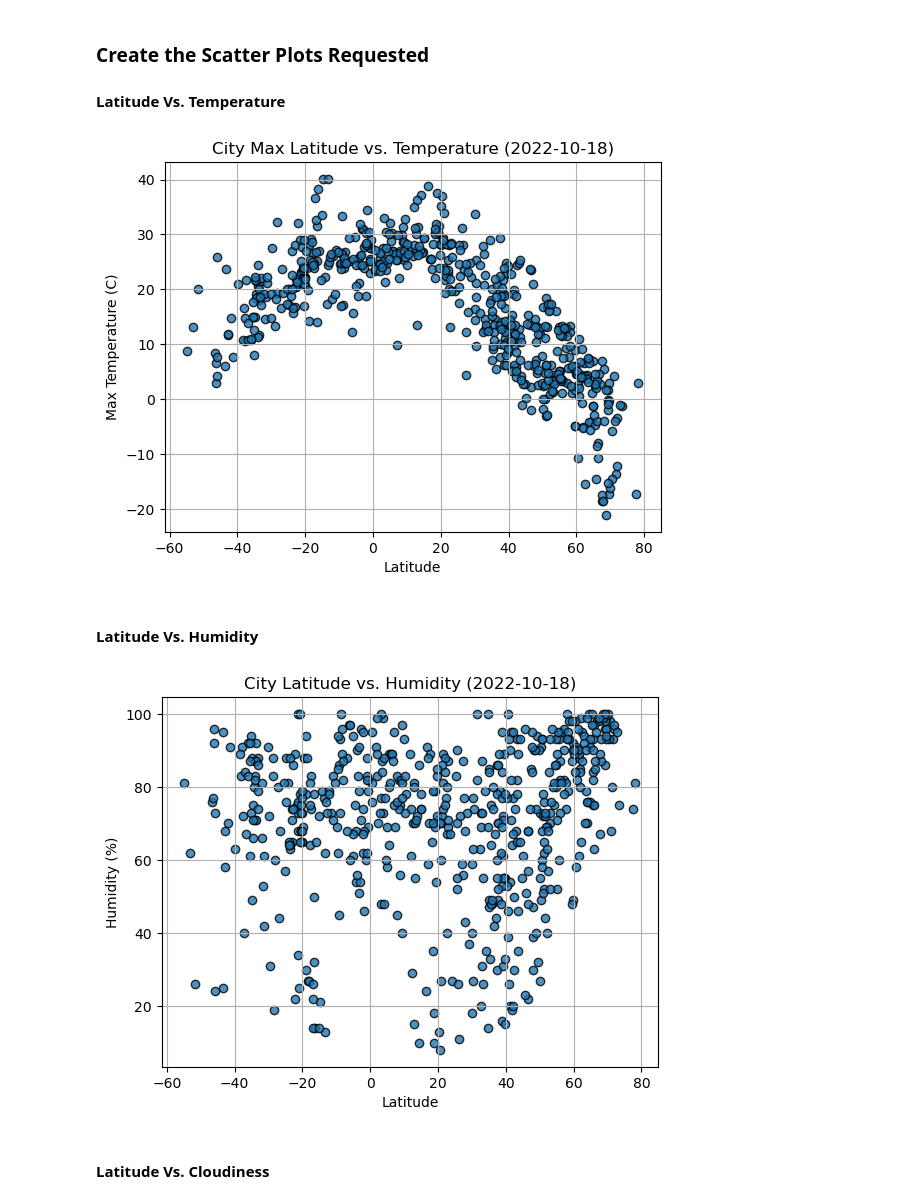
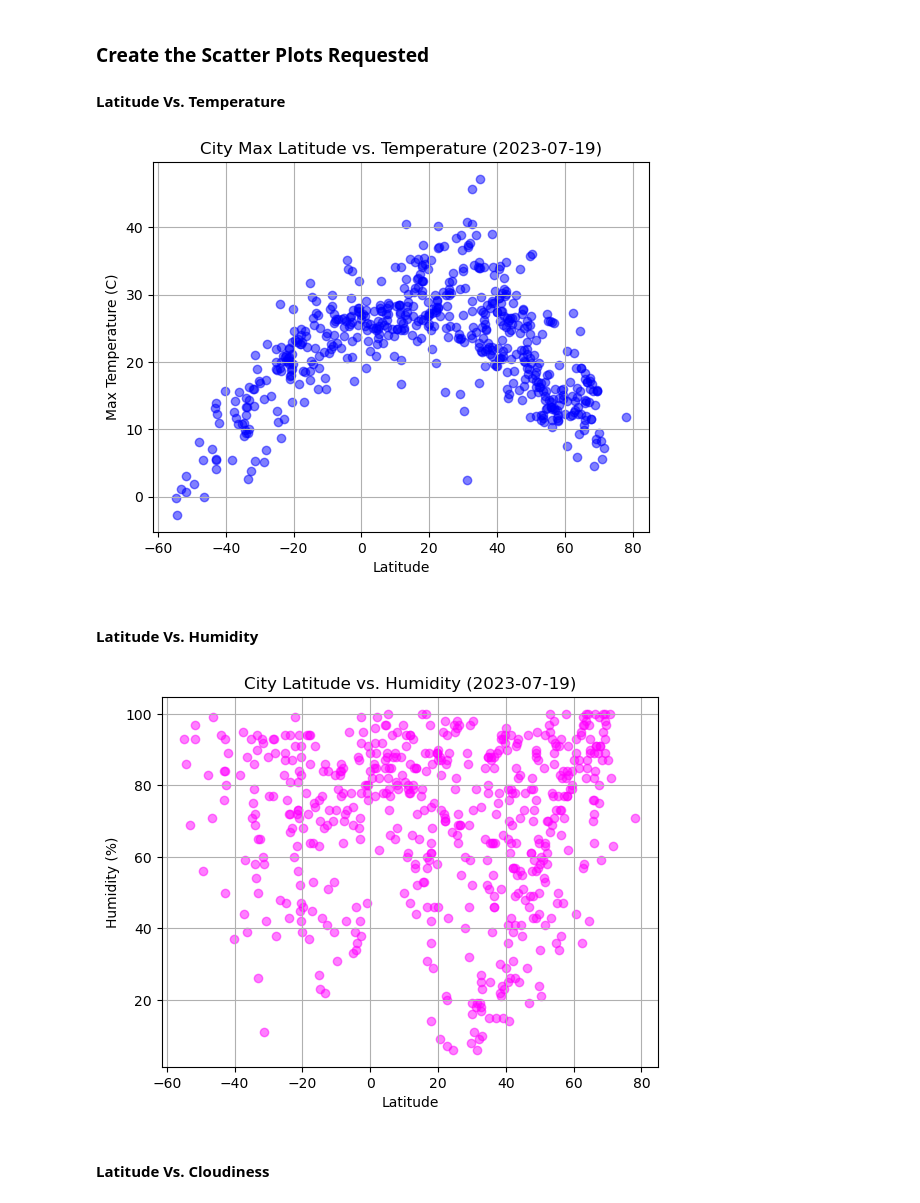
Before and after one commit to supreetahuja/python-api-challenge, a Jupyter notebook: WeatherPy.ipynb, the cells around one changed output. Drawn from its saved outputs; the diff is of its cells as text; code cells hidden in the pictures.

```diff
--- a/WeatherPy.ipynb
+++ b/WeatherPy.ipynb
@@ -189,26 +206,37 @@ city_data_df.head()
 #### Latitude Vs. Temperature
 # %%
 # Build scatter plot for latitude vs. temperature
-# YOUR CODE HERE
+latitude = city_data_df["Lat"]
+temperature = city_data_df["Max Temp"]
+
+# Create the scatter plot
+plt.scatter(latitude, temperature, marker="o", c="blue", alpha=0.5)
 
 # Incorporate the other graph properties
-# YOUR CODE HERE
+plt.xlabel("Latitude")
+plt.ylabel("Max Temperature (C)")
+plt.title("City Max Latitude vs. Temperature (2023-07-19)")
+plt.grid(True)
 
 # Save the figure
 plt.savefig("output_data/Fig1.png")
 
 # Show plot
 plt.show()
 # %% [output]
-[figure, old version]
+[figure, new version]
 # %% [markdown]
 #### Latitude Vs. Humidity
 # %%
 # Build the scatter plots for latitude vs. humidity
-# YOUR CODE HERE
+humidity = city_data_df["Humidity"]
+plt.scatter(latitude, humidity, marker="o", c="magenta", alpha=0.5)
 
 # Incorporate the other graph properties
-# YOUR CODE HERE
+plt.xlabel("Latitude")
+plt.ylabel("Humidity (%)")
+plt.title("City Latitude vs. Humidity (2023-07-19)")
+plt.grid(True)
 
 # Save the figure
 plt.savefig("output_data/Fig2.png")
@@ -216,7 +244,7 @@ plt.savefig("output_data/Fig2.png")
 # Show plot
 plt.show()
 # %% [output]
-[figure, old version]
+[figure, new version]
 # %% [markdown]
 #### Latitude Vs. Cloudiness
 # %%
```
Also changed, not shown: parts of 31 cells of this notebook.
